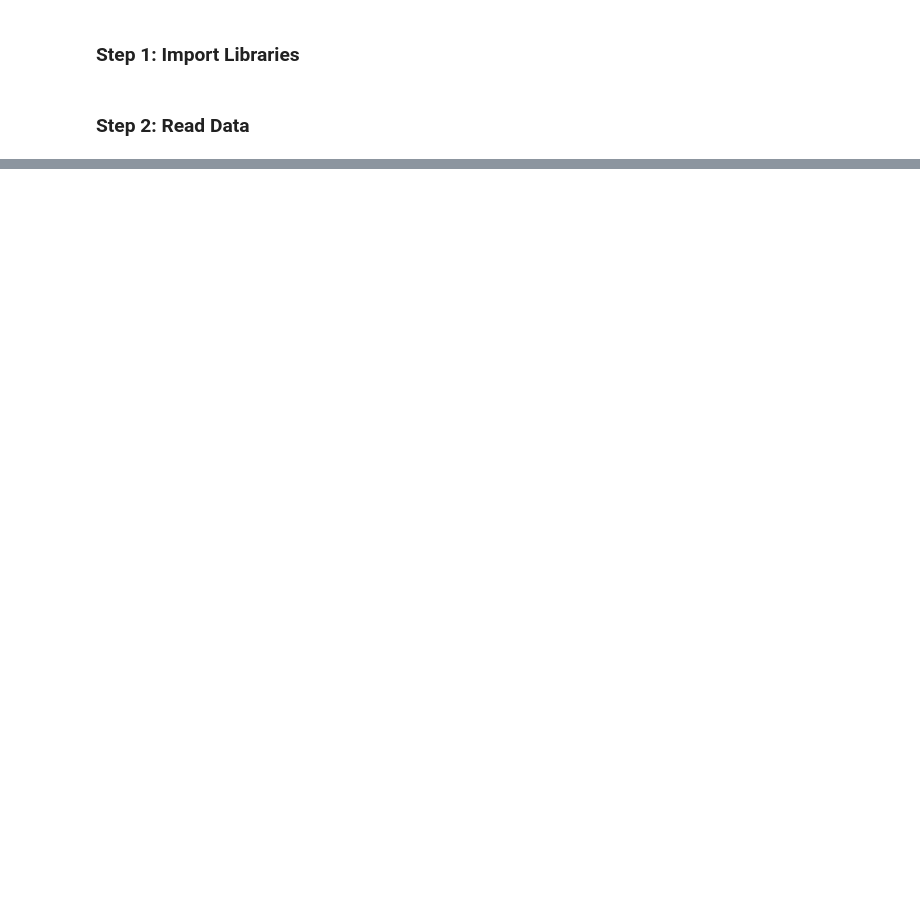
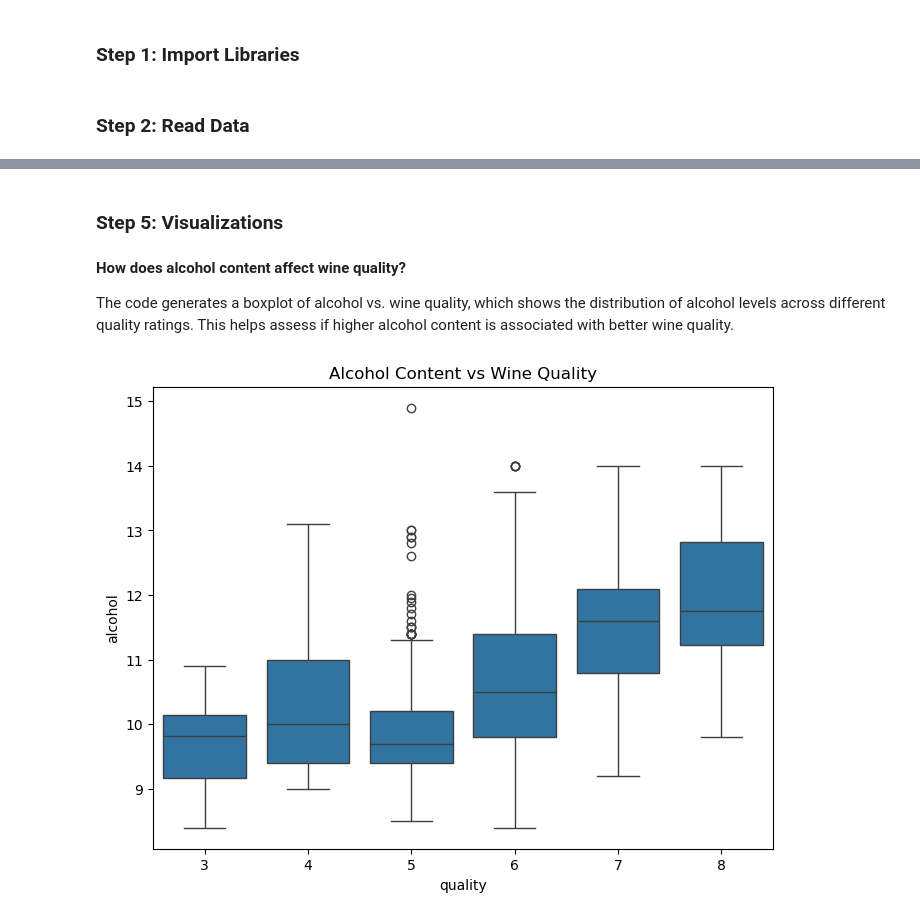
Before and after one commit to MiltonGreat/Wine-Quality, a Jupyter notebook: Wine Quality.ipynb, the cells around one changed output, grey strips where cells are left out. Cells and saved outputs as stored; diff of their text form; code cells hidden in the pictures; blank space fills up the shorter version.

```diff
--- a/Wine Quality.ipynb
+++ b/Wine Quality.ipynb
@@ -64,0 +83,7 @@ dtype: int64
+# %%
+# Check for missing values and impute if necessary
+if df.isnull().sum().any():
+    imputer = SimpleImputer(strategy='median')
+    df_imputed = pd.DataFrame(imputer.fit_transform(df), columns=df.columns)
+else:
+    df_imputed = df
@@ -130,0 +177,14 @@ Name: count, dtype: int64
+# %% [markdown]
+### Step 5: Visualizations
+# %% [markdown]
+**How does alcohol content affect wine quality?**
+
+The code generates a boxplot of alcohol vs. wine quality, which shows the distribution of alcohol levels across different quality ratings. This helps assess if higher alcohol content is associated with better wine quality.
+# %%
+## 1. Alcohol Content vs Wine Quality
+plt.figure(figsize=(8, 6))
+sns.boxplot(x='quality', y='alcohol', data=df_imputed)
+plt.title("Alcohol Content vs Wine Quality")
+plt.show()
+# %% [output]
+[figure, added]
```
Also changed, not shown: parts of 36 cells of this notebook.
